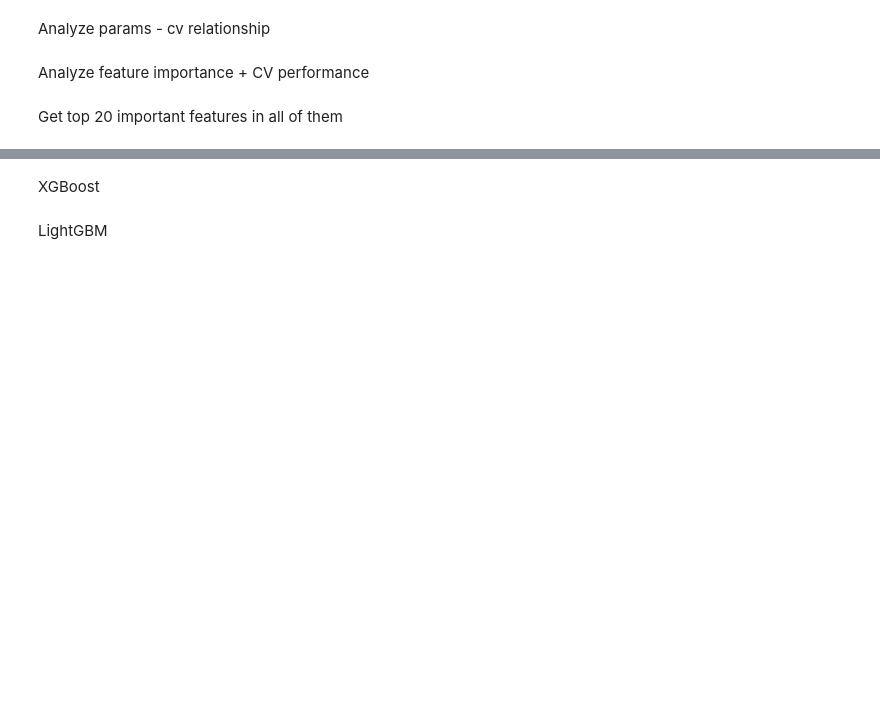
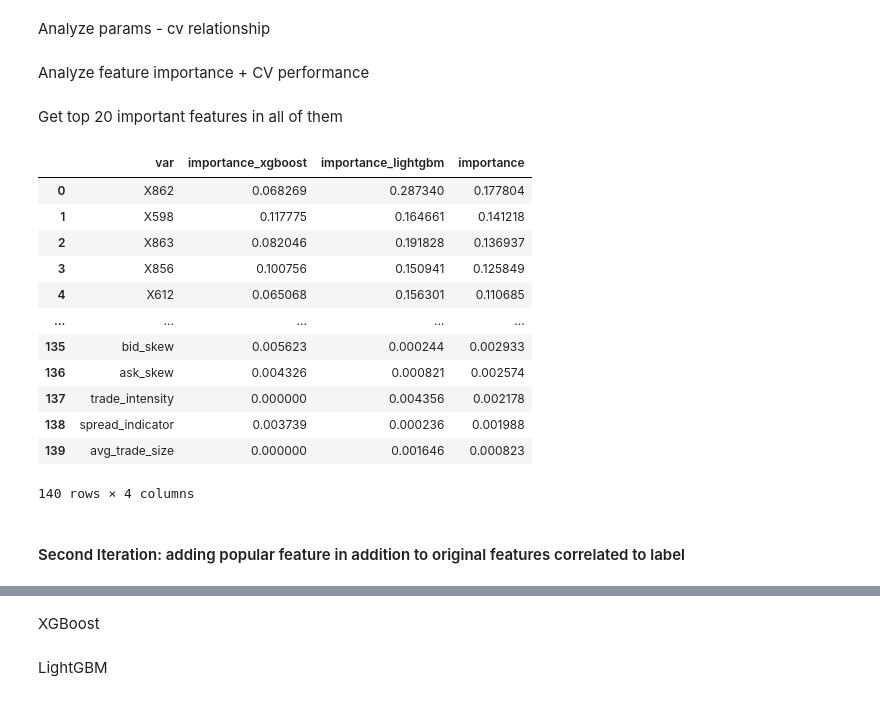
Before and after one commit to justpqa/drw-crypto-market-prediction, a Jupyter notebook: model_training.ipynb, the cells around one changed output, grey strips where cells are left out. Cells and saved outputs as stored; diff of their text form; code cells hidden in the pictures; blank space fills up the shorter version.

```diff
--- a/model_training.ipynb
+++ b/model_training.ipynb
@@ -491,0 +563,17 @@ print(feature_importances_df.loc[:29, "var"].tolist())
+# %%
+feature_importances_df = pd.read_csv("feature_importances_df.csv")
+feature_importances_df
+# %% [output]
+|  | var | importance_xgboost | importance_lightgbm | importance |
+| 0 | X862 | 0.068269 | 0.287340 | 0.177804 |
+| 1 | X598 | 0.117775 | 0.164661 | 0.141218 |
+| 2 | X863 | 0.082046 | 0.191828 | 0.136937 |
+| 3 | X856 | 0.100756 | 0.150941 | 0.125849 |
+| 4 | X612 | 0.065068 | 0.156301 | 0.110685 |
+| ... | ... | ... | ... | ... |
+| 135 | bid_skew | 0.005623 | 0.000244 | 0.002933 |
+| 136 | ask_skew | 0.004326 | 0.000821 | 0.002574 |
+| 137 | trade_intensity | 0.000000 | 0.004356 | 0.002178 |
+| 138 | spread_indicator | 0.003739 | 0.000236 | 0.001988 |
+| 139 | avg_trade_size | 0.000000 | 0.001646 | 0.000823 |
+140 rows × 4 columns
@@ -491,0 +582,2 @@ print(feature_importances_df.loc[:29, "var"].tolist())
+# %% [markdown]
+#### Second Iteration: adding popular feature in addition to original features correlated to label
```
Also changed, not shown: parts of 54 cells of this notebook, 8 other files.
